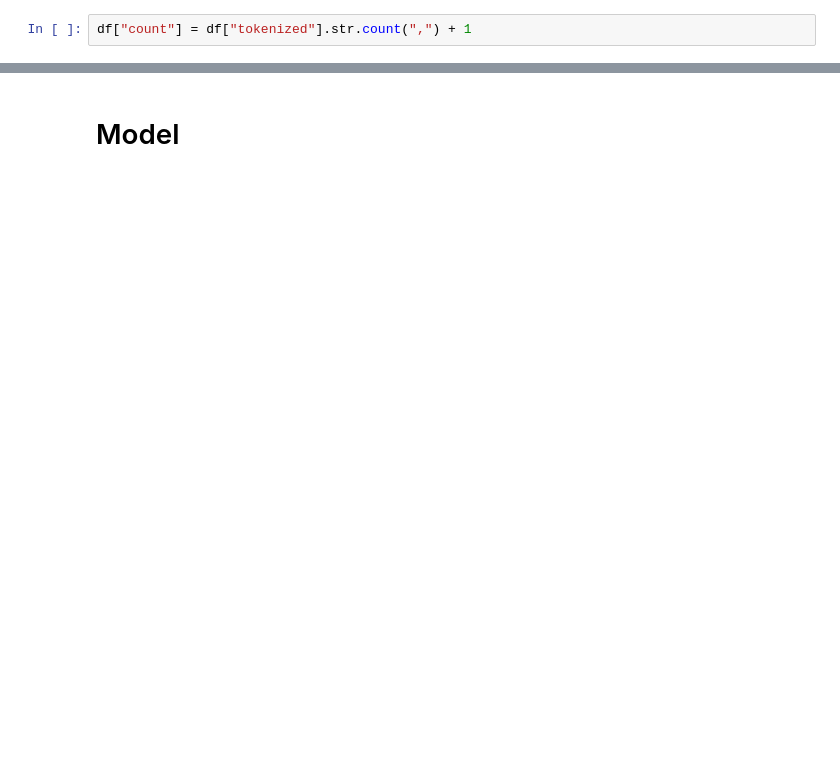
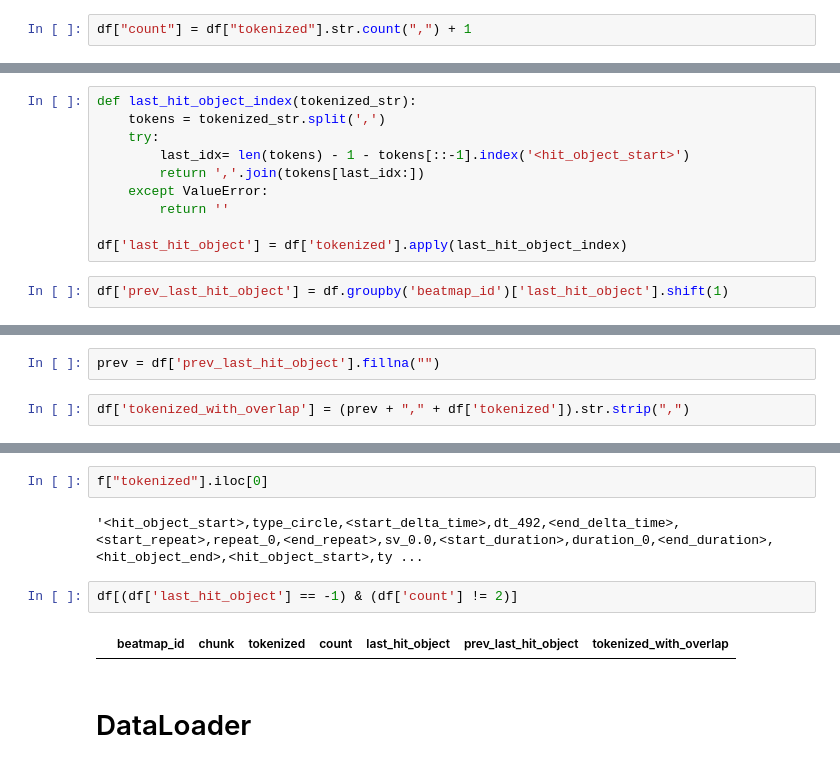
Before and after one commit to saliherdemk/osu-dataset-generator, a Jupyter notebook: notebooks/tackling3.ipynb, the cells around one changed output, grey strips where cells are left out. Saved outputs shown, nothing was run; the diff lists cells and outputs as text; blank space fills up the shorter version.

```diff
--- a/notebooks/tackling3.ipynb
+++ b/notebooks/tackling3.ipynb
@@ -26,0 +28,12 @@ df
+# %%
+def last_hit_object_index(tokenized_str):
+    tokens = tokenized_str.split(',')
+    try:
+        last_idx= len(tokens) - 1 - tokens[::-1].index('<hit_object_start>')
+        return ','.join(tokens[last_idx:])
+    except ValueError:
+        return ''
+
+df['last_hit_object'] = df['tokenized'].apply(last_hit_object_index)
+# %%
+df['prev_last_hit_object'] = df.groupby('beatmap_id')['last_hit_object'].shift(1)
@@ -26,0 +44,4 @@ df
+# %%
+prev = df['prev_last_hit_object'].fillna("")
+# %%
+df['tokenized_with_overlap'] = (prev + "," + df['tokenized']).str.strip(",")
@@ -27,2 +89,10 @@ df
+# %%
+f["tokenized"].iloc[0]
+# %% [output]
+'<hit_object_start>,type_circle,<start_delta_time>,dt_492,<end_delta_time>,<start_repeat>,repeat_0,<end_repeat>,sv_0.0,<start_duration>,duration_0,<end_duration>,<hit_object_end>,<hit_object_start>,ty ...
+# %%
+df[(df['last_hit_object'] == -1) & (df['count'] != 2)]
+# %% [output]
+|  | beatmap_id | chunk | tokenized | count | last_hit_object | prev_last_hit_object | tokenized_with_overlap |
 # %% [markdown]
-# Model
+# DataLoader
```
Also changed, not shown: parts of 11 cells of this notebook, 1 other file.
